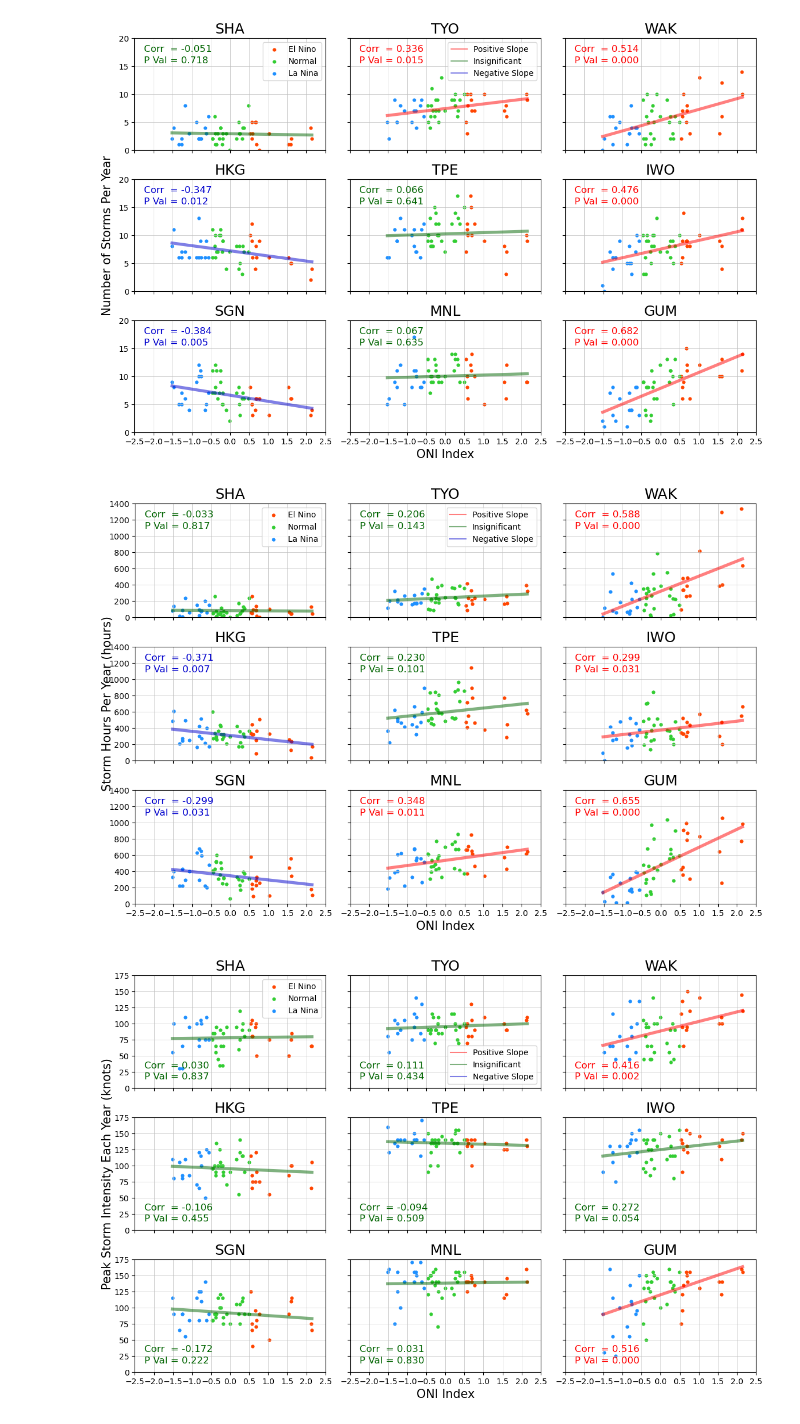
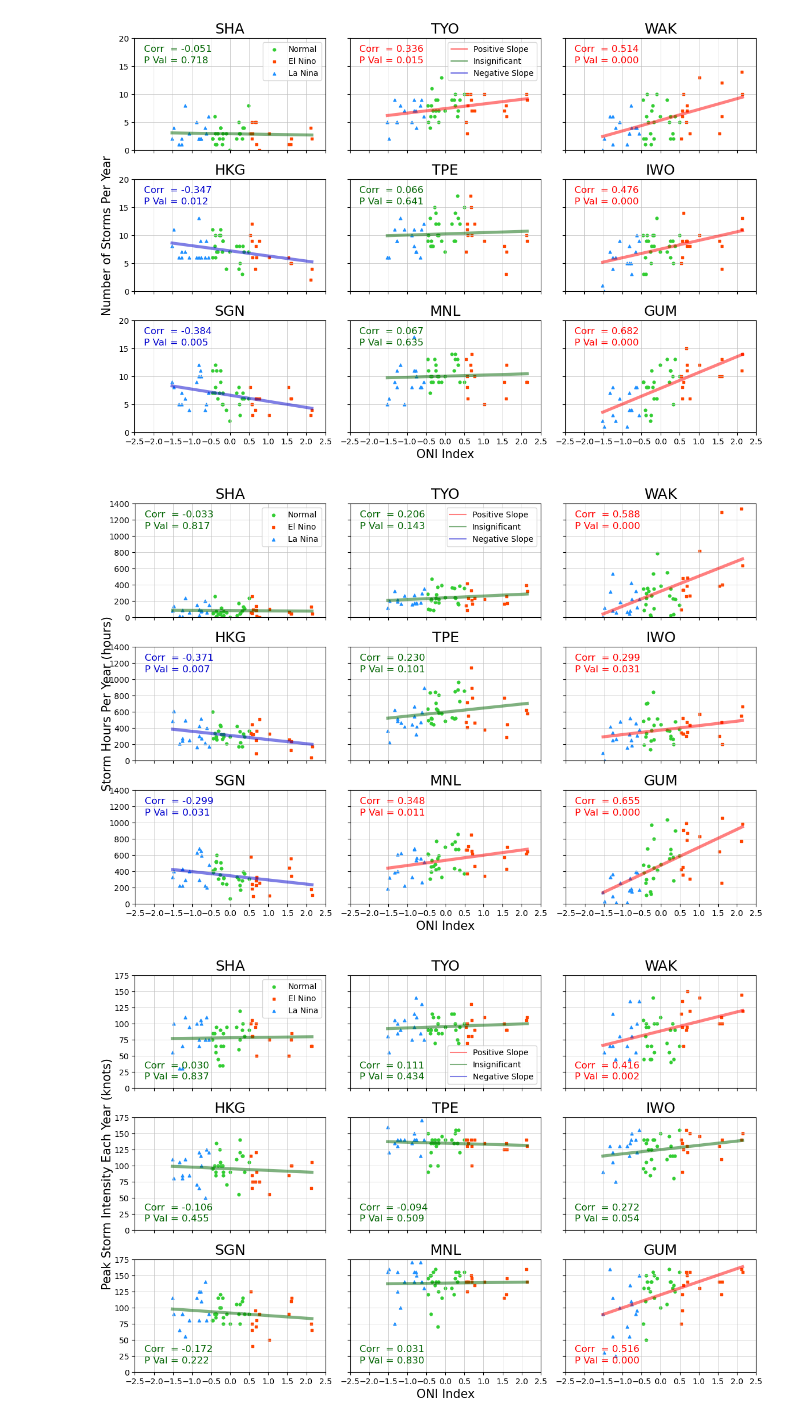
Before and after one commit to Luigi728/Penn_State_Research, a Jupyter notebook: Stats_Final_Project_Kinen_Kyle.ipynb, the cells around one changed output. Drawn from its saved outputs; the diff is of its cells as text; code cells hidden in the pictures.

```diff
--- a/Stats_Final_Project_Kinen_Kyle.ipynb
+++ b/Stats_Final_Project_Kinen_Kyle.ipynb
@@ -545,21 +587,21 @@ Fig = pyplot.figure(figsize=(12,8))
 Axis = Fig.subplots(3,3, sharex=True, sharey=True)
 for k in range(3):
     for l in range(3):
+# Normal
+        Normal_Finite = Normal_Intensity_DF[numpy.isfinite(Normal_Intensity_DF[Regions[(2-k)+l*3]])]
+        Normal = numpy.array(Normal_Finite[Regions[(2-k)+l*3]])
+        x_Values, y_Values = Cum_Dist(Normal)
+        Axis[k][l].plot(x_Values, y_Values, color='limegreen', linestyle='-', linewidth=2.8, label='Normal', alpha=0.9)
 # El Nino
         El_Nino_Finite = El_Nino_Intensity_DF[numpy.isfinite(El_Nino_Intensity_DF[Regions[(2-k)+l*3]])]
         El_Nino = numpy.array(El_Nino_Finite[Regions[(2-k)+l*3]])
         x_Values, y_Values = Cum_Dist(El_Nino)
-        Axis[k][l].plot(x_Values, y_Values, color='orangered', linewidth=2.8, label='El Nino')
-# Normal
-        Normal_Finite = Normal_Intensity_DF[numpy.isfinite(Normal_Intensity_DF[Regions[(2-k)+l*3]])]
-        Normal = numpy.array(Normal_Finite[Regions[(2-k)+l*3]])
-        x_Values, y_Values = Cum_Dist(Normal)
-        Axis[k][l].plot(x_Values, y_Values, color='limegreen', linewidth=2.8, label='Normal')
+        Axis[k][l].plot(x_Values, y_Values, color='orangered', linestyle='--', linewidth=2.8, label='El Nino', alpha=0.9)
 # La Nina
         La_Nina_Finite = La_Nina_Intensity_DF[numpy.isfinite(La_Nina_Intensity_DF[Regions[(2-k)+l*3]])]
         La_Nina = numpy.array(La_Nina_Finite[Regions[(2-k)+l*3]])
         x_Values, y_Values = Cum_Dist(La_Nina)
-        Axis[k][l].plot(x_Values, y_Values, color='dodgerblue', linewidth=2.8, label='La Nina')
+        Axis[k][l].plot(x_Values, y_Values, color='dodgerblue', linestyle=':', linewidth=2.8, label='La Nina', alpha=0.9)
 #
 # Label Quartiles For Each ENSO Phase
         El_Nino_Quarts = numpy.quantile(El_Nino, [0.25,0.5,0.75])
@@ -614,26 +656,26 @@ Axis = Fig.subplots(3,3, sharex=True, sharey=True)
 for k in range(3):
     for l in range(3):
 # Plot Points With Colour According to ENSO Phase
+        Axis[k][l].scatter(Normal_Count_DF["AUG-OCT Mean"], Normal_Count_DF[Regions[(2-k)+l*3]], \
+        color='limegreen', marker='o', s=12, label='Normal')
         Axis[k][l].scatter(El_Nino_Count_DF["AUG-OCT Mean"], El_Nino_Count_DF[Regions[(2-k)+l*3]], \
-        color='orangered', s=12, label='El Nino')
-        Axis[k][l].scatter(Normal_Count_DF["AUG-OCT Mean"], Normal_Count_DF[Regions[(2-k)+l*3]], \
-        color='limegreen', s=12, label='Normal')
+        color='orangered', marker='s', s=12, label='El Nino')
         Axis[k][l].scatter(La_Nina_Count_DF["AUG-OCT Mean"], La_Nina_Count_DF[Regions[(2-k)+l*3]], \
-        color='dodgerblue', s=12, label='La Nina')
+        color='dodgerblue', marker='^', s=12, label='La Nina')
 #
 # Plot OLS Regression Line
         x_Min = numpy.min(Storm_Count_DF["AUG-OCT Mean"])
         x_Max = numpy.max(Storm_Count_DF["AUG-OCT Mean"])
         y_Min = x_Min*Storm_Count_Corr[(2-k)+l*3][0]+Storm_Count_Corr[(2-k)+l*3][1]
         y_Max = x_Max*Storm_Count_Corr[(2-k)+l*3][0]+Storm_Count_Corr[(2-k)+l*3][1]
-        if Storm_Count_Corr[(2-k)+l*3][3] < 0.05:
+        if Storm_Count_Corr[(2-k)+l*3][3] <= 0.05:
             if Storm_Count_Corr[(2-k)+l*3][2] > 0:
                 Line_Colour = 'red'
             if Storm_Count_Corr[(2-k)+l*3][2] < 0:
                 Line_Colour = 'mediumblue'
         else:
             Line_Colour = 'darkgreen'
-        Axis[k][l].plot([x_Min, x_Max], [y_Min, y_Max], c=Line_Colour, linewidth=3.8, alpha=0.5)
+        Axis[k][l].plot([x_Min, x_Max], [y_Min, y_Max], color=Line_Colour, linewidth=3.8, alpha=0.5)
 #
 # Label Correlation Coefficient and P Value
         Axis[k][l].text(0.05, 0.90, "Corr  = " + str('%5.3f' % Storm_Count_Corr[(2-k)+l*3][2]), \
@@ -651,9 +693,9 @@ for k in range(3):
         if k == 0 and l == 0:
             Axis[k][l].legend(loc=1)
         if k == 0 and l == 1:
-            L1, = Axis[k][l].plot([-728],[-728], color='red', label='Positive Slope', alpha=0.5)
-            L2, = Axis[k][l].plot([-728],[-728], color='darkgreen', label='Insignificant', alpha=0.5)
-            L3, = Axis[k][l].plot([-728],[-728], color='mediumblue', label='Negative Slope', alpha=0.5)
+            L1, = Axis[k][l].plot([-728],[-728], color='red', label='Positive Slope', alpha=0.6)
+            L2, = Axis[k][l].plot([-728],[-728], color='darkgreen', label='Insignificant', alpha=0.6)
+            L3, = Axis[k][l].plot([-728],[-728], color='mediumblue', label='Negative Slope', alpha=0.6)
             Axis[k][l].legend(handles=[L1,L2,L3], loc=1)
 Fig.add_subplot(111, frameon=False)
 pyplot.tick_params(labelcolor='none', top=False, bottom=False, left=False, right=False)
@@ -679,19 +721,19 @@ Axis = Fig.subplots(3,3, sharex=True, sharey=True)
 for k in range(3):
     for l in range(3):
 # Plot Points With Colour According to ENSO Phase
+        Axis[k][l].scatter(Normal_Hours_DF["AUG-OCT Mean"], Normal_Hours_DF[Regions[(2-k)+l*3]], \
+        color='limegreen', marker='o', s=12, label='Normal')
         Axis[k][l].scatter(El_Nino_Hours_DF["AUG-OCT Mean"], El_Nino_Hours_DF[Regions[(2-k)+l*3]], \
-        color='orangered', s=12, label='El Nino')
-        Axis[k][l].scatter(Normal_Hours_DF["AUG-OCT Mean"], Normal_Hours_DF[Regions[(2-k)+l*3]], \
-        color='limegreen', s=12, label='Normal')
+        color='orangered', marker='s', s=12, label='El Nino')
         Axis[k][l].scatter(La_Nina_Hours_DF["AUG-OCT Mean"], La_Nina_Hours_DF[Regions[(2-k)+l*3]], \
-        color='dodgerblue', s=12, label='La Nina')
+        color='dodgerblue', marker='^', s=12, label='La Nina')
 #
 # Plot OLS Regression Line
         x_Min = numpy.min(Storm_Hours_DF["AUG-OCT Mean"])
         x_Max = numpy.max(Storm_Hours_DF["AUG-OCT Mean"])
         y_Min = x_Min*Storm_Hours_Corr[(2-k)+l*3][0]+Storm_Hours_Corr[(2-k)+l*3][1]
         y_Max = x_Max*Storm_Hours_Corr[(2-k)+l*3][0]+Storm_Hours_Corr[(2-k)+l*3][1]
-        if Storm_Hours_Corr[(2-k)+l*3][3] < 0.05:
+        if Storm_Hours_Corr[(2-k)+l*3][3] <= 0.05:
             if Storm_Hours_Corr[(2-k)+l*3][2] > 0:
                 Line_Colour = 'red'
             if Storm_Hours_Corr[(2-k)+l*3][2] < 0:
@@ -702,34 +744,34 @@ for k in range(3):
 #
 # Label Correlation Coefficient and P Value
         Axis[k][l].text(0.05, 0.90, "Corr  = " + str('%5.3f' % Storm_Hours_Corr[(2-k)+l*3][2]), \
         ha='left', va='center', transform=Axis[k][l].transAxes, fontdict={'size':12}, color=Line_Colour)
         Axis[k][l].text(0.05, 0.80, "P Val = " + str('%5.3f' % Storm_Hours_Corr[(2-k)+l*3][3]), \
         ha='left', va='center', transform=Axis[k][l].transAxes, fontdict={'size':12}, color=Line_Colour)
 #
 # Formatting
         Axis[k][l].set_title(Regions[(2-k)+l*3], fontsize=18)
         Axis[k][l].set_xlim(-2.5,2.5)
         Axis[k][l].set_xticks(numpy.arange(-2.5,3,0.5))
         Axis[k][l].set_ylim(0,1400)
         Axis[k][l].set_yticks(numpy.arange(0,1600,200))
         Gridline = Axis[k][l].grid(linewidth=0.5, color='silver', linestyle='-')
         if k == 0 and l == 0:
             Axis[k][l].legend(loc=1)
         if k == 0 and l == 1:
             L1, = Axis[k][l].plot([-728],[-728], color='red', label='Positive Slope', alpha=0.5)
             L2, = Axis[k][l].plot([-728],[-728], color='darkgreen', label='Insignificant', alpha=0.5)
             L3, = Axis[k][l].plot([-728],[-728], color='mediumblue', label='Negative Slope', alpha=0.5)
             Axis[k][l].legend(handles=[L1,L2,L3], loc=1)
 Fig.add_subplot(111, frameon=False)
 pyplot.tick_params(labelcolor='none', top=False, bottom=False, left=False, right=False)
 pyplot.tight_layout()
 pyplot.xlabel('ONI Index', fontsize=15)
 pyplot.ylabel('Storm Hours Per Year (hours)', fontsize=15)
 #
 # Output Fig
 Fig.savefig('Corr_Storm_Hours.png', bbox_inches='tight')
 # %% [output]
-[figure, old version]
+[figure, new version]
 # %%
 # Calculate OLS Correlation Coefficient Between Peak Intensity and ENSO Index
 Intensity_Corr = numpy.zeros((9,4))
```
Also changed, not shown: parts of 11 cells of this notebook.
